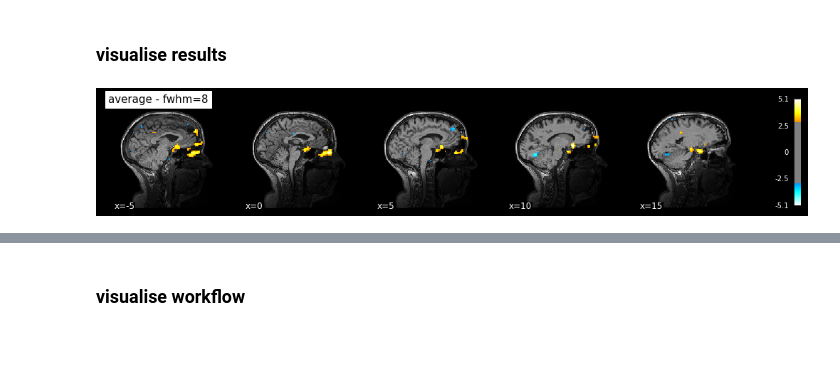
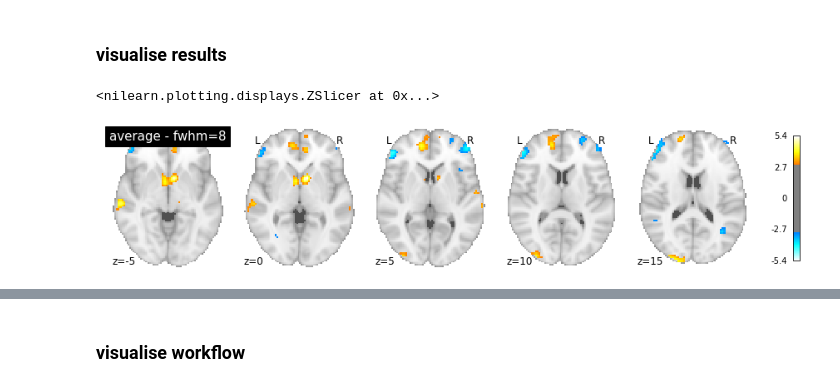
Before and after one commit to syzhang/tsl_data, a Jupyter notebook: imaging/first_level_basics.ipynb, the cells around one changed output, grey strips where cells are left out. Saved outputs shown, nothing was run; the diff lists cells and outputs as text; code cells hidden in the pictures; blank space fills up the shorter version.

```diff
--- a/imaging/first_level_basics.ipynb
+++ b/imaging/first_level_basics.ipynb
@@ -380,6 +399,7 @@ anatimg = '/data/sub-06/anat/sub-06_desc-preproc_T1w.nii.gz'
 # %%
 plot_stat_map(
     '/output/first_level/1stLevel/sub-06/spmT_0001.nii', title='average - fwhm=8',
-    bg_img=anatimg, threshold=3, display_mode='x', cut_coords=(-5, 0, 5, 10, 15), dim=-1);
+    threshold=3, display_mode='z', cut_coords=(-5, 0, 5, 10, 15))#, dim=-1);
 # %% [output]
+<nilearn.plotting.displays.ZSlicer at 0x...>
-[figure, old version]
+[figure, new version]
```
Also changed, not shown: parts of 19 cells of this notebook, 1 other file.
